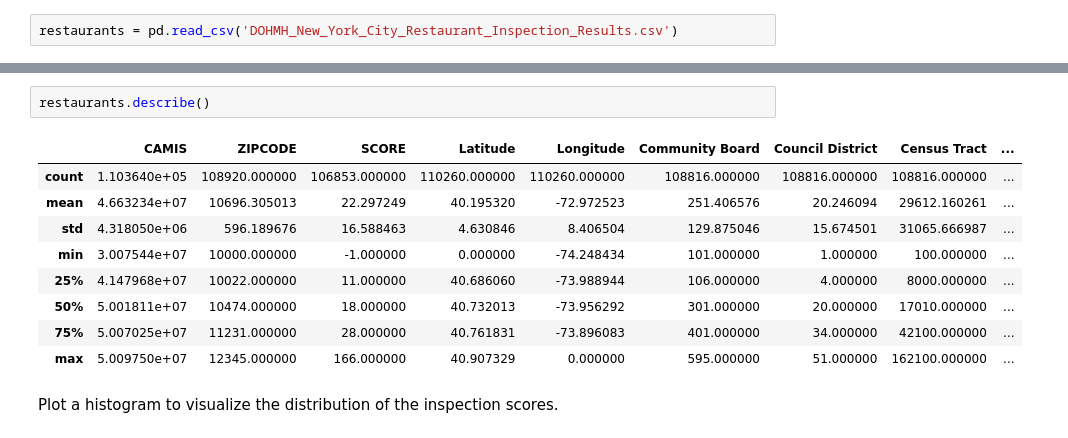
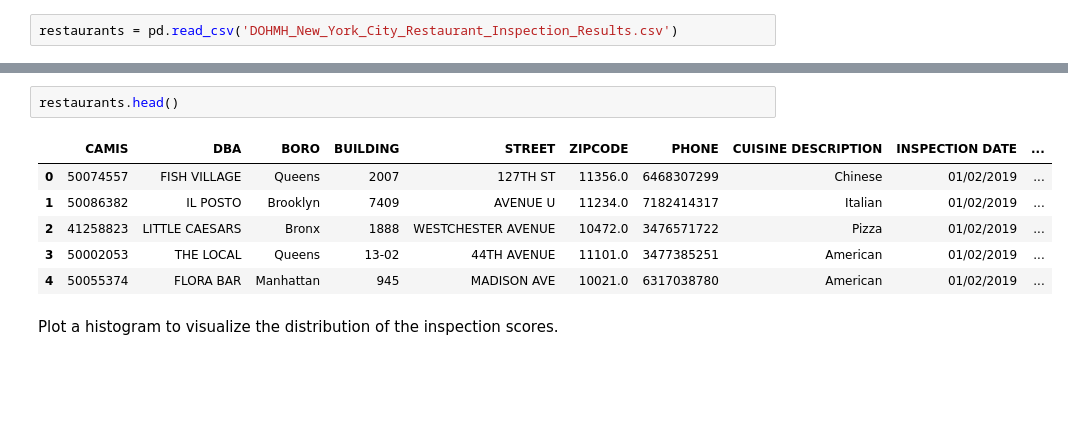
Before and after one commit to ed-biz23/data-sci-328, a Jupyter notebook: Assignment 1 - plots, bar charts, and filtering.ipynb, the cells around one changed output, grey strips where cells are left out. Cells and saved outputs as stored; diff of their text form; blank space fills up the shorter version.

```diff
--- a/Assignment 1 - plots, bar charts, and filtering.ipynb
+++ b/Assignment 1 - plots, bar charts, and filtering.ipynb
@@ -52,17 +52,14 @@ BBL                      float64
 NTA                       object
 dtype: object
 # %%
-restaurants.describe()
+restaurants.head()
 # %% [output]
-|  | CAMIS | ZIPCODE | SCORE | Latitude | Longitude | Community Board | Council District | Census Tract | ... |
-| count | 1.103640e+05 | 108920.000000 | 106853.000000 | 110260.000000 | 110260.000000 | 108816.000000 | 108816.000000 | 108816.000000 | ... |
-| mean | 4.663234e+07 | 10696.305013 | 22.297249 | 40.195320 | -72.972523 | 251.406576 | 20.246094 | 29612.160261 | ... |
-| std | 4.318050e+06 | 596.189676 | 16.588463 | 4.630846 | 8.406504 | 129.875046 | 15.674501 | 31065.666987 | ... |
-| min | 3.007544e+07 | 10000.000000 | -1.000000 | 0.000000 | -74.248434 | 101.000000 | 1.000000 | 100.000000 | ... |
-| 25% | 4.147968e+07 | 10022.000000 | 11.000000 | 40.686060 | -73.988944 | 106.000000 | 4.000000 | 8000.000000 | ... |
-| 50% | 5.001811e+07 | 10474.000000 | 18.000000 | 40.732013 | -73.956292 | 301.000000 | 20.000000 | 17010.000000 | ... |
-| 75% | 5.007025e+07 | 11231.000000 | 28.000000 | 40.761831 | -73.896083 | 401.000000 | 34.000000 | 42100.000000 | ... |
-| max | 5.009750e+07 | 12345.000000 | 166.000000 | 40.907329 | 0.000000 | 595.000000 | 51.000000 | 162100.000000 | ... |
+|  | CAMIS | DBA | BORO | BUILDING | STREET | ZIPCODE | PHONE | CUISINE DESCRIPTION | INSPECTION DATE | ... |
+| 0 | 50074557 | FISH VILLAGE | Queens | 2007 | 127TH ST | 11356.0 | 6468307299 | Chinese | 01/02/2019 | ... |
+| 1 | 50086382 | IL POSTO | Brooklyn | 7409 | AVENUE U | 11234.0 | 7182414317 | Italian | 01/02/2019 | ... |
+| 2 | 41258823 | LITTLE CAESARS | Bronx | 1888 | WESTCHESTER AVENUE | 10472.0 | 3476571722 | Pizza | 01/02/2019 | ... |
+| 3 | 50002053 | THE LOCAL | Queens | 13-02 | 44TH AVENUE | 11101.0 | 3477385251 | American | 01/02/2019 | ... |
+| 4 | 50055374 | FLORA BAR | Manhattan | 945 | MADISON AVE | 10021.0 | 6317038780 | American | 01/02/2019 | ... |
 # %% [markdown]
 Plot a histogram to visualize the distribution of the inspection scores.
 # %%
```
Also changed, not shown: parts of 5 cells of this notebook, 4 other files.
